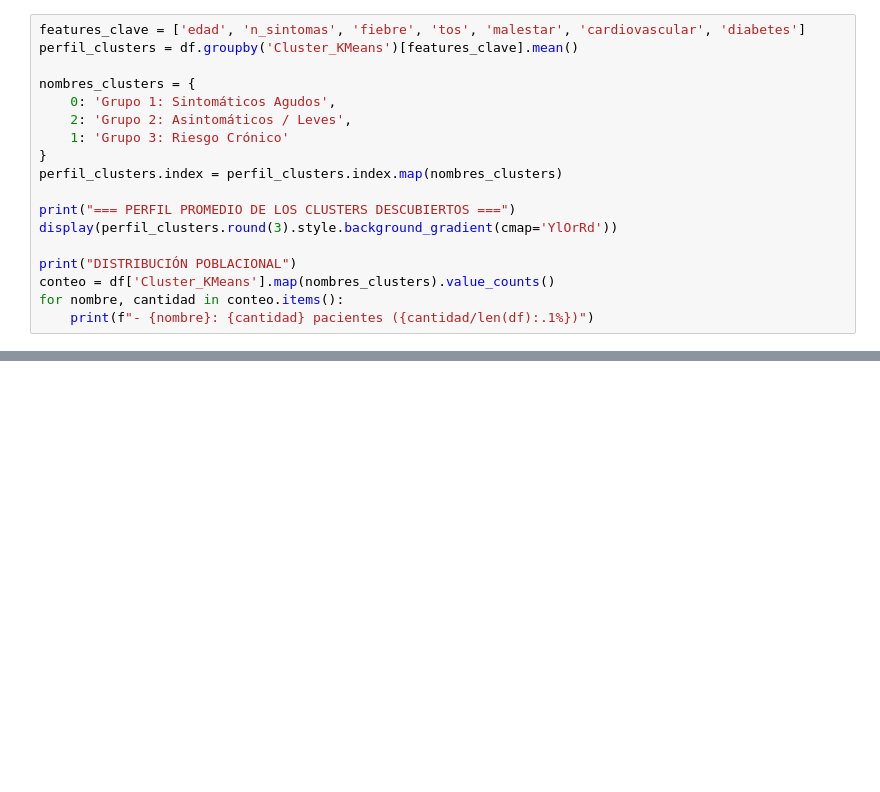
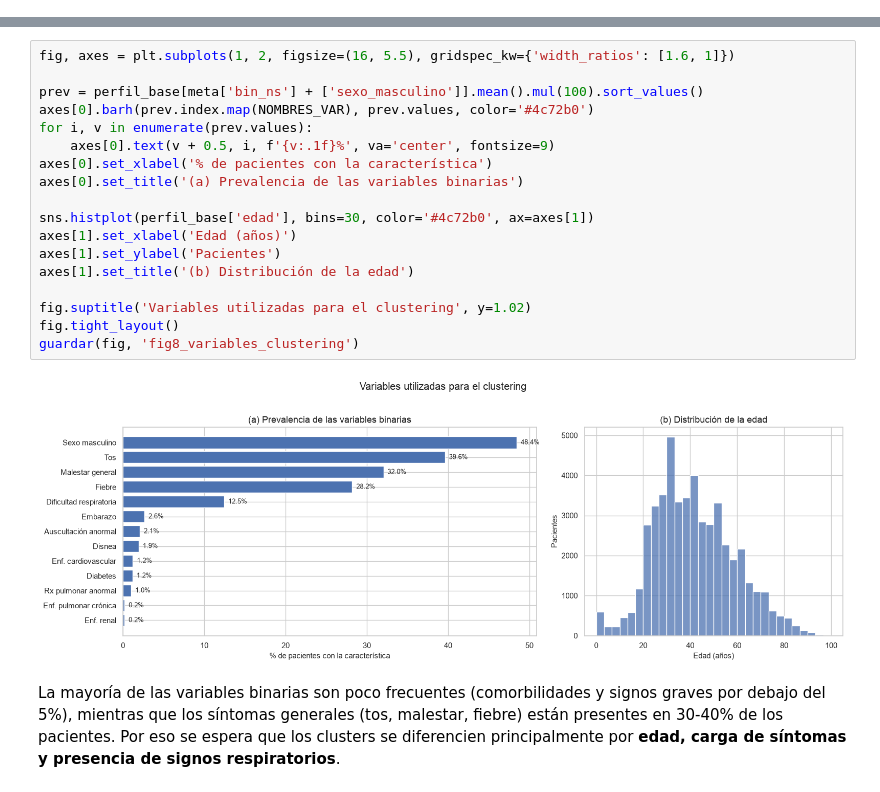
Before and after one commit to joe0zf/covid19-ml-analysis, a Jupyter notebook: notebooks/unsupervised-learning.ipynb, the cells around one changed output, grey strips where cells are left out. Cells and saved outputs as stored; diff of their text form; blank space fills up the shorter version.

```diff
--- a/notebooks/unsupervised-learning.ipynb
+++ b/notebooks/unsupervised-learning.ipynb
@@ -136,18 +0,0 @@ Análisis de las características descriptivas centrales que definen fenotípica
-# %%
-features_clave = ['edad', 'n_sintomas', 'fiebre', 'tos', 'malestar', 'cardiovascular', 'diabetes']
-perfil_clusters = df.groupby('Cluster_KMeans')[features_clave].mean()
-
-nombres_clusters = {
-    0: 'Grupo 1: Sintomáticos Agudos',
-    2: 'Grupo 2: Asintomáticos / Leves',
-    1: 'Grupo 3: Riesgo Crónico'
-}
-perfil_clusters.index = perfil_clusters.index.map(nombres_clusters)
-
-print("=== PERFIL PROMEDIO DE LOS CLUSTERS DESCUBIERTOS ===")
-display(perfil_clusters.round(3).style.background_gradient(cmap='YlOrRd'))
-
-print("DISTRIBUCIÓN POBLACIONAL")
-conteo = df['Cluster_KMeans'].map(nombres_clusters).value_counts()
-for nombre, cantidad in conteo.items():
-    print(f"- {nombre}: {cantidad} pacientes ({cantidad/len(df):.1%})")
@@ -164,0 +128,22 @@ DISTRIBUCIÓN POBLACIONAL
+# %%
+fig, axes = plt.subplots(1, 2, figsize=(16, 5.5), gridspec_kw={'width_ratios': [1.6, 1]})
+
+prev = perfil_base[meta['bin_ns'] + ['sexo_masculino']].mean().mul(100).sort_values()
+axes[0].barh(prev.index.map(NOMBRES_VAR), prev.values, color='#4c72b0')
+for i, v in enumerate(prev.values):
+    axes[0].text(v + 0.5, i, f'{v:.1f}%', va='center', fontsize=9)
+axes[0].set_xlabel('% de pacientes con la característica')
+axes[0].set_title('(a) Prevalencia de las variables binarias')
+
+sns.histplot(perfil_base['edad'], bins=30, color='#4c72b0', ax=axes[1])
+axes[1].set_xlabel('Edad (años)')
+axes[1].set_ylabel('Pacientes')
+axes[1].set_title('(b) Distribución de la edad')
+
+fig.suptitle('Variables utilizadas para el clustering', y=1.02)
+fig.tight_layout()
+guardar(fig, 'fig8_variables_clustering')
+# %% [output]
+[figure, added]
+# %% [markdown]
+La mayoría de las variables binarias son poco frecuentes (comorbilidades y signos graves por debajo del 5%), mientras que los síntomas generales (tos, malestar, fiebre) están presentes en 30-40% de los pacientes. Por eso se espera que los clusters se diferencien principalmente por **edad, carga de síntomas y presencia de signos respiratorios**.
```
Also changed, not shown: parts of 40 cells of this notebook.
